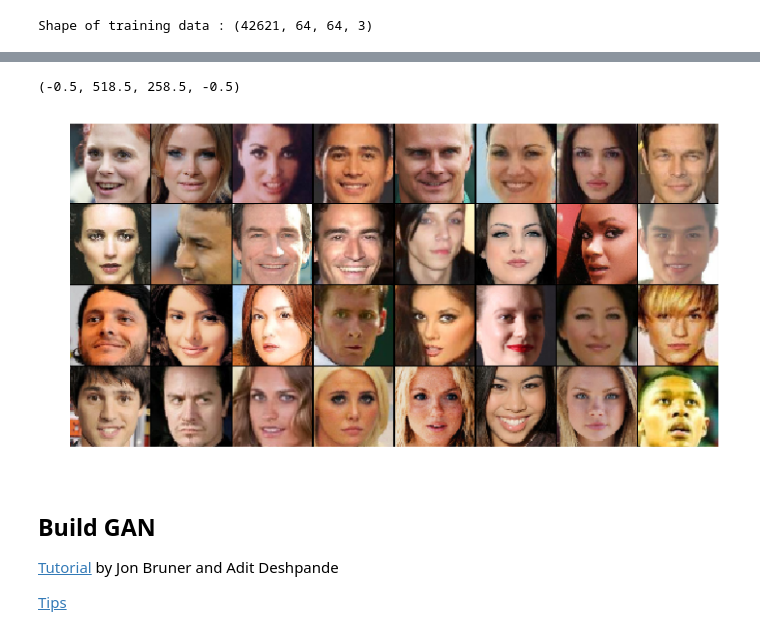
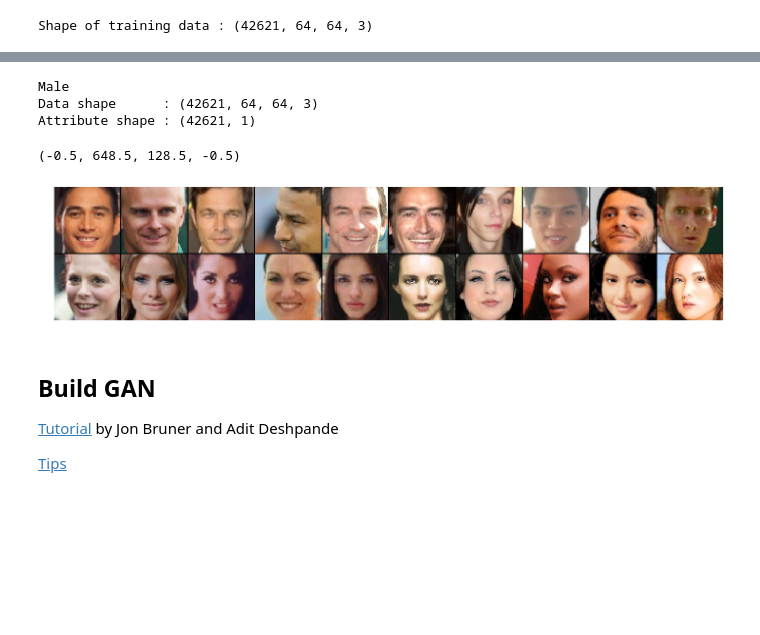
Before and after one commit to kaichunntu/DLCV2018SPRING, a Jupyter notebook: hw4/ACGAN-ver0.ipynb, the cells around one changed output, grey strips where cells are left out. Cells and saved outputs as stored; diff of their text form; code cells hidden in the pictures; blank space fills up the shorter version.

```diff
--- a/hw4/ACGAN-ver0.ipynb
+++ b/hw4/ACGAN-ver0.ipynb
@@ -83,28 +83,3 @@ plt.show()
-# %%
-def concat_img(g , col=8):
-    concat_all_img = []
-    img_count = g.shape[0]
-    row_padding = np.zeros(shape=[1 , g.shape[2]*col+col-1,3])
-    col_padding = np.zeros(shape=[g.shape[1],1,3])
-    for i in range(img_count//col):
-        a = g[i*col]
-        for j in range(1,col):
-            a = np.concatenate( [ a , col_padding , g[ i*col+j ]  ] , axis=1  )
-        concat_all_img.append(a)
-        if i == (img_count//col-1):
-            break
-        concat_all_img.append(row_padding)
-    return np.concatenate( concat_all_img , axis=0 )
-
-test1 = training_img[0:32]
-concat_test = concat_img( test1 ).astype("int")
-
-plt.figure(figsize=(12,8))
-plt.imshow(concat_test)
-plt.axis("off")
-# %% [output]
-(-0.5, 518.5, 258.5, -0.5)
-[figure, removed]
 # %%
 processing_input = lambda x : (x/255-0.5)*2
 inverse_processing = lambda x : (x/2+0.5)*255
@@ -113,3 +86,43 @@ train_data = processing_input(training_img)
+# %%
+train_data = processing_input(training_img)
+
+attr_choose = 7
+print(attr[attr_choose])
+train_attr = training_attribute[:,attr_choose:attr_choose+1]
+print("Data shape      :" , train_data.shape)
+print("Attribute shape :" , train_attr.shape)
+# %% [output]
+Male
+Data shape      : (42621, 64, 64, 3)
+Attribute shape : (42621, 1)
+# %%
+positive_index = np.arange(training_img.shape[0])[train_attr[:,0]==1]
+negative_index = np.arange(training_img.shape[0])[train_attr[:,0]==0]
+# %%
+def concat_img(g , col=10):
+    concat_all_img = []
+    img_count = g.shape[0]
+    row_padding = np.zeros(shape=[1 , g.shape[2]*col+col-1,3])
+    col_padding = np.zeros(shape=[g.shape[1],1,3])
+    for i in range(img_count//col):
+        a = g[i*col]
+        for j in range(1,col):
+            a = np.concatenate( [ a , col_padding , g[ i*col+j ]  ] , axis=1  )
+        concat_all_img.append(a)
+        if i == (img_count//col-1):
+            break
+        concat_all_img.append(row_padding)
+    return np.concatenate( concat_all_img , axis=0 )
+
+test1 = training_img[np.concatenate( [positive_index[0:10] , negative_index[0:10] ] , axis=0 )]
+concat_test = concat_img( test1 ).astype("int")
+
+plt.figure(figsize=(30,5))
+plt.imshow(concat_test)
+plt.axis("off")
+# %% [output]
+(-0.5, 648.5, 128.5, -0.5)
+[figure, added]
 # %% [markdown]
 ## Build GAN
 
```
Also changed, not shown: parts of 21 cells of this notebook.
